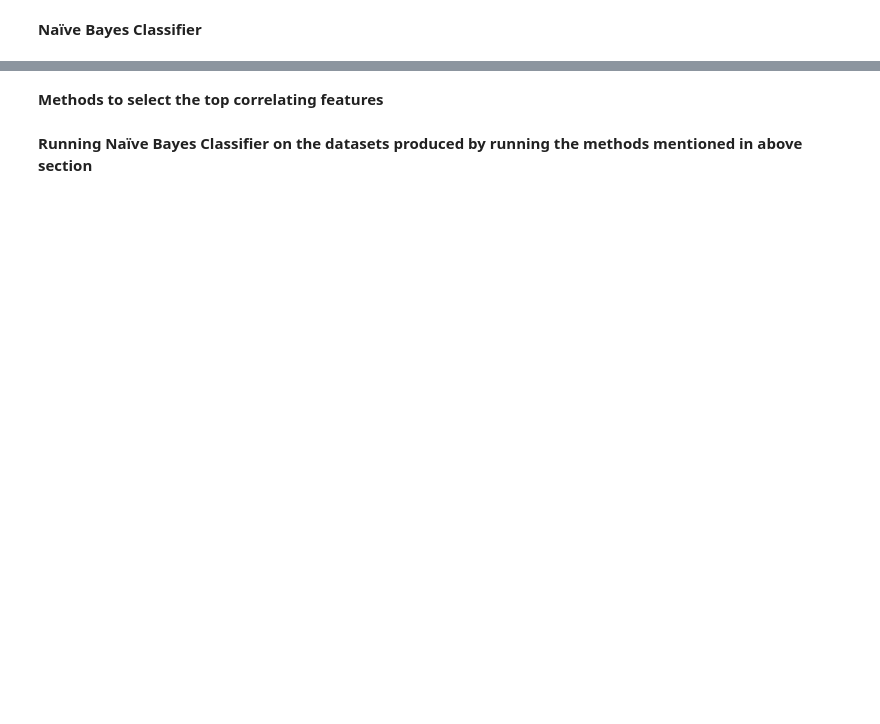
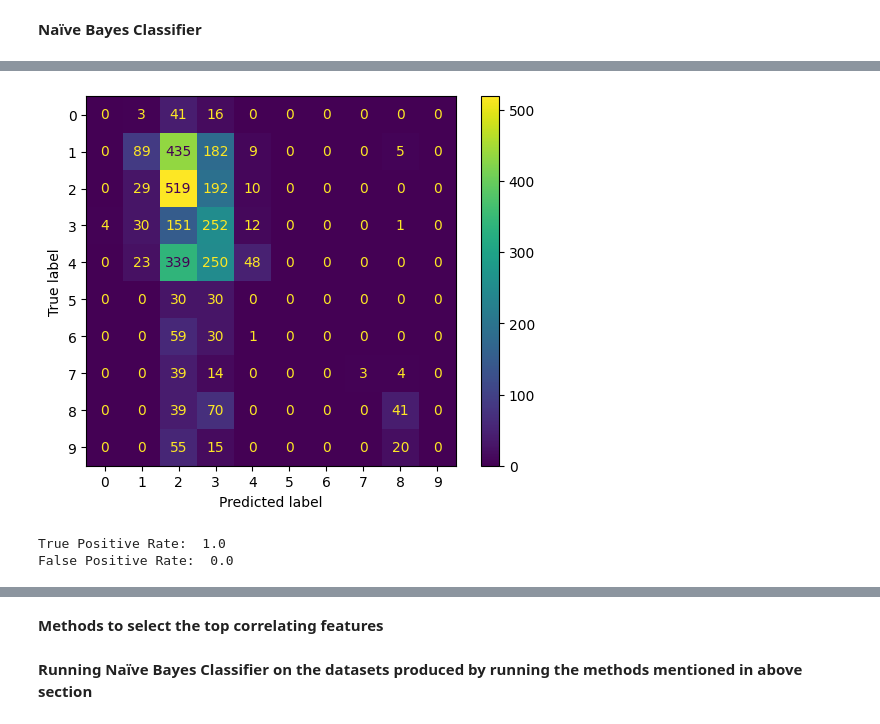
Before and after one commit to Danish3848/F20DL, a Jupyter notebook: CW/Coursework1Notebook.ipynb, the cells around one changed output, grey strips where cells are left out. Drawn from its saved outputs; the diff is of its cells as text; code cells hidden in the pictures; blank space fills up the shorter version.

```diff
--- a/CW/Coursework1Notebook.ipynb
+++ b/CW/Coursework1Notebook.ipynb
@@ -241,22 +238,31 @@ final_dataset
+# %%
+b0 = final_dataset[final_dataset['class']==0]
+b1 = final_dataset[final_dataset['class']==1]
+b2 = final_dataset[final_dataset['class']==2]
+b3 = final_dataset[final_dataset['class']==3]
+b4 = final_dataset[final_dataset['class']==4]
+b5 = final_dataset[final_dataset['class']==5]
+b6 = final_dataset[final_dataset['class']==6]
+b7 = final_dataset[final_dataset['class']==7]
+b8 = final_dataset[final_dataset['class']==8]
+b9 = final_dataset[final_dataset['class']==9]
+
+sizes = [len(b0),len(b1),len(b2),len(b3),len(b4),len(b5),len(b6),len(b7),len(b8),len(b9)]
+min_size = int(sum(sizes)/10)
+
+balanced_out_data = pd.concat([b0[0:min_size],b1[0:min_size],b2[0:min_size],b3[0:min_size],b4[0:min_size],b5[0:min_size],b6[0:min_size],b7[0:min_size],b8[0:min_size],b9[0:min_size]])
+
+balanced_out_data_x = balanced_out_data.iloc[:,:2304]
+balanced_out_data_y = balanced_out_data.iloc[:,2304:]
 # %% [markdown]
 **Naïve Bayes Classifier**
 # %%
-from sklearn.naive_bayes import GaussianNB
-from sklearn.naive_bayes import MultinomialNB
-from sklearn.naive_bayes import ComplementNB
-from sklearn.naive_bayes import BernoulliNB
-from sklearn.naive_bayes import CategoricalNB
-
-from sklearn.model_selection import cross_val_score
-
 # clf = GaussianNB()
 # clf = MultinomialNB()
 clf = ComplementNB()
 # clf = CategoricalNB(min_categories=10)
 
-# clf=RandomForestClassifier()
-
-clf.fit(complete_x_train, complete_y_train)
+clf.fit(balanced_out_data_x,balanced_out_data_y)
 complete_y_pred = clf.predict(complete_x_test)
 
 print("Accuracy:", accuracy_score(complete_y_test, complete_y_pred))
@@ -284,0 +294,15 @@ weighted avg       0.36      0.35      0.31      3090
+# %%
+conf_matrix = confusion_matrix(complete_y_test, complete_y_pred)
+class_names = list(set(complete_y_test) | set(complete_y_pred))
+cm_display = ConfusionMatrixDisplay(confusion_matrix=conf_matrix)
+cm_display.plot()
+plt.show()
+
+tpr = conf_matrix[1,1]/(conf_matrix[1,1]+conf_matrix[1,0]) #True Positive Rate
+fpr = conf_matrix[0,0]/(conf_matrix[0,0]+conf_matrix[0,1]) #False Positive Rate
+print("True Positive Rate: ", tpr)
+print("False Positive Rate: ", fpr)
+# %% [output]
+[figure, added]
+True Positive Rate:  1.0
+False Positive Rate:  0.0
```
Also changed, not shown: parts of 14 cells of this notebook, 1 other file.
